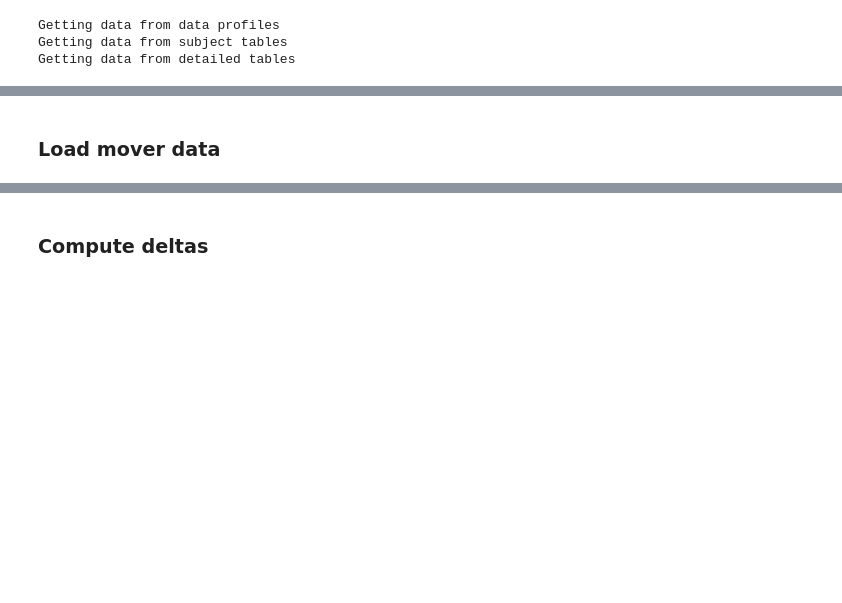
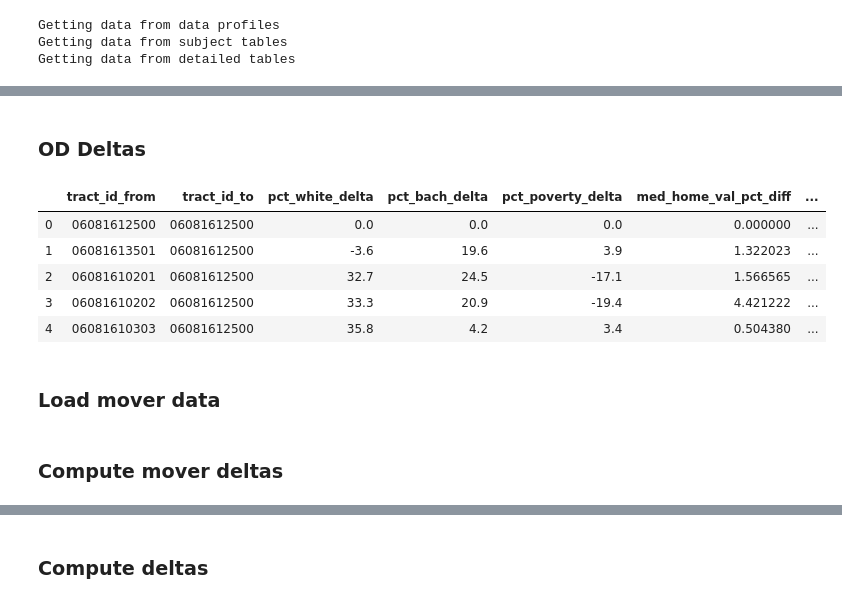
Before and after one commit to mxndrwgrdnr/infutor_wip, a Jupyter notebook: notebooks/relocation_amenity_deltas.ipynb, the cells around one changed output, grey strips where cells are left out. Cells and saved outputs as stored; diff of their text form; code cells hidden in the pictures; blank space fills up the shorter version.

```diff
--- a/notebooks/relocation_amenity_deltas.ipynb
+++ b/notebooks/relocation_amenity_deltas.ipynb
@@ -112,3 +150,37 @@ land_use.head()
+# %% [markdown]
+### OD Deltas
+# %%
+ods['pct_white_delta'] = ods['pct_white_to'] - ods['pct_white_from']
+ods['pct_bach_delta'] = ods['pct_bach_to'] - ods['pct_bach_from']
+ods['pct_poverty_delta'] = ods['pct_poverty_to'] - ods['pct_poverty_from']
+ods['med_home_val_pct_diff'] = (
+    ods['med_home_val_to'] - ods['med_home_val_from']) / ods['med_home_val_from']
+ods['med_num_rooms_delta'] = ods['med_num_rooms_to'] - ods['med_num_rooms_from']
+ods['med_income_pct_diff'] = (ods['med_income_to'] - ods['med_income_from']) / ods['med_income_from']
+ods['life_exp_delta'] = ods['life_exp_to'] - ods['life_exp_from']
+ods['jobs_10km_pct_diff'] = (ods['med_jobs_10000_to'] - ods['med_jobs_10000_from']) / ods['med_jobs_10000_from']
+ods['pop_jobs_ratio_delta'] = ods['med_pop_jobs_ratio_10000_to'] - ods['med_pop_jobs_ratio_10000_from']
+ods['med_parcel_size_pct_diff'] = (ods['med_parcel_size_to'] - ods['med_parcel_size_from']) / ods['med_parcel_size_from']
+
+# distance
+from_gs = gpd.GeoSeries(
+    ods['centroid_from'],
+    crs={'init': 'epsg:4326'}).to_crs(epsg='2768')
+to_gs = gpd.GeoSeries(
+    ods['centroid_to'],
+    crs={'init': 'epsg:4326'}).to_crs(epsg='2768')
+dists = from_gs.distance(to_gs)
+ods['distance'] = dists
+ods.loc[ods['from'] == ods['to'], 'distance'] = np.sqrt(ods.loc[ods['from'] == ods['to'], 'ALAND_from']) / 2
+# %%
+ods.head()
+# %% [output]
+|  | tract_id_from | tract_id_to | pct_white_delta | pct_bach_delta | pct_poverty_delta | med_home_val_pct_diff | ... |
+| 0 | 06081612500 | 06081612500 | 0.0 | 0.0 | 0.0 | 0.000000 | ... |
+| 1 | 06081613501 | 06081612500 | -3.6 | 19.6 | 3.9 | 1.322023 | ... |
+| 2 | 06081610201 | 06081612500 | 32.7 | 24.5 | -17.1 | 1.566565 | ... |
+| 3 | 06081610202 | 06081612500 | 33.3 | 20.9 | -19.4 | 4.421222 | ... |
+| 4 | 06081610303 | 06081612500 | 35.8 | 4.2 | 3.4 | 0.504380 | ... |
 # %% [markdown]
 ### Load mover data
 # %%
@@ -123,0 +198,2 @@ movers['tract_id_to'] = movers['block_id_to'].str[:11]
+# %% [markdown]
+### Compute mover deltas
```
Also changed, not shown: parts of 31 cells of this notebook.
